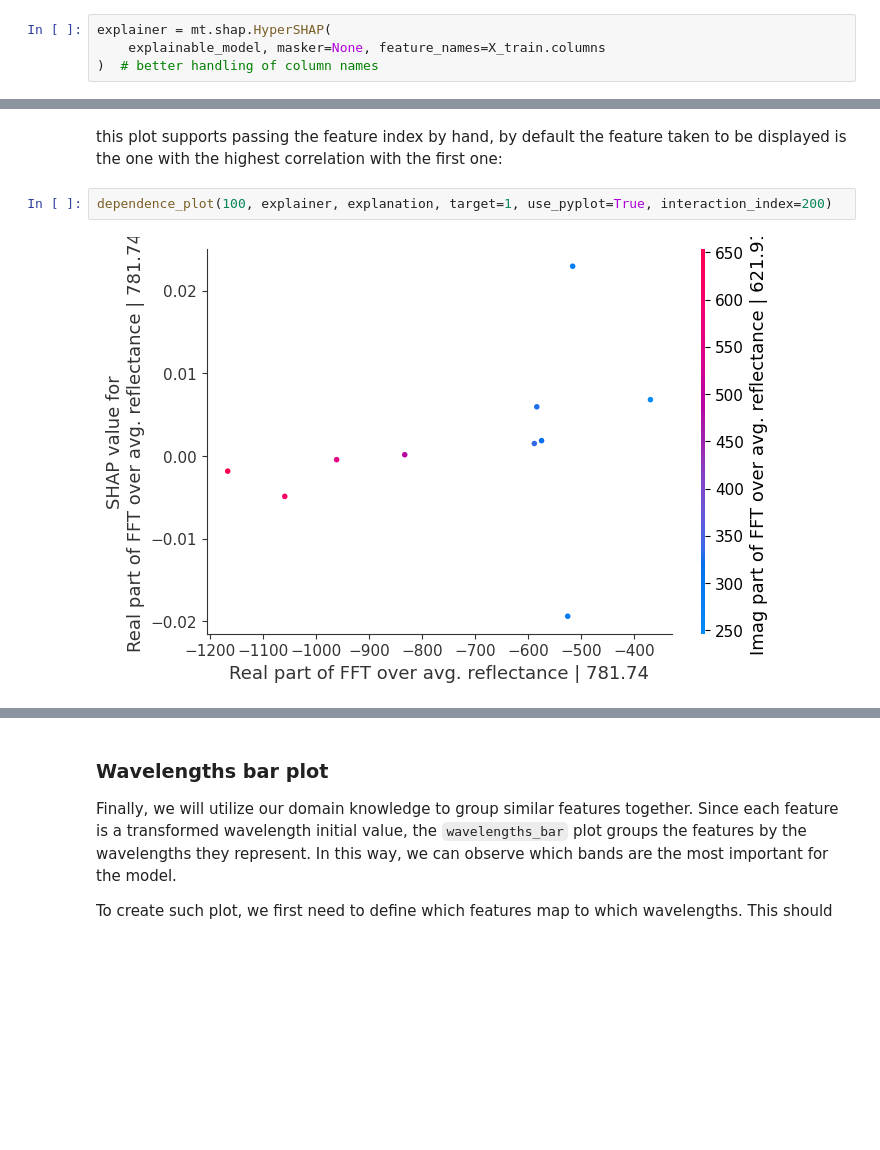
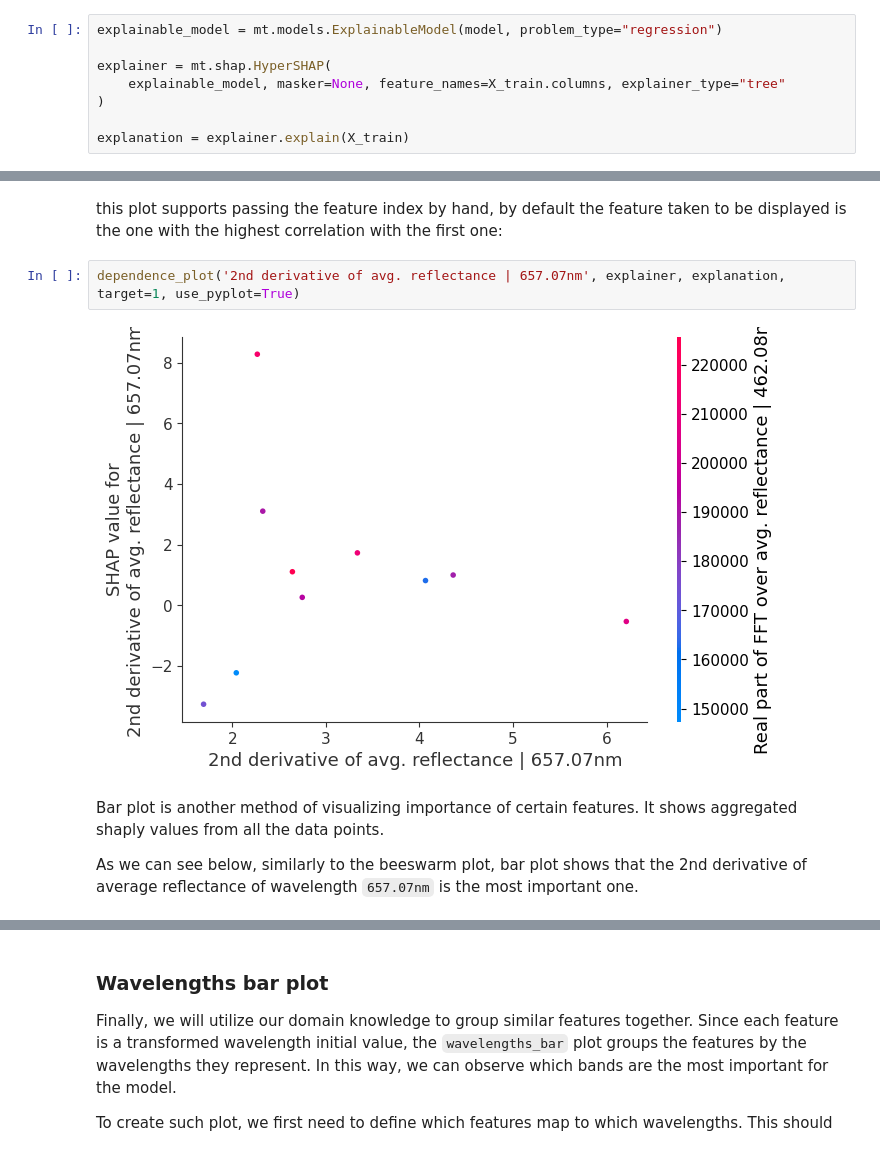
Before and after one commit to xai4space/meteors, a Jupyter notebook: examples/hyperview_challenge/shap.ipynb, the cells around one changed output, grey strips where cells are left out. Drawn from its saved outputs; the diff is of its cells as text; blank space fills up the shorter version.

```diff
--- a/examples/hyperview_challenge/shap.ipynb
+++ b/examples/hyperview_challenge/shap.ipynb
@@ -99,4 +126,8 @@ explainable_model = mt.models.ExplainableModel(model, "regression")
 # %%
+explainable_model = mt.models.ExplainableModel(model, problem_type="regression")
+
 explainer = mt.shap.HyperSHAP(
-    explainable_model, masker=None, feature_names=X_train.columns
-)  # better handling of column names
+    explainable_model, masker=None, feature_names=X_train.columns, explainer_type="tree"
+)
+
+explanation = explainer.explain(X_train)
@@ -157,9 +186,13 @@ dependence_plot(100, explainer, explanation, target=1, use_pyplot=True)
 # %% [markdown]
 this plot supports passing the feature index by hand, by default the feature taken to be displayed is the one with the highest correlation with the first one:
 # %%
-dependence_plot(100, explainer, explanation, target=1, use_pyplot=True, interaction_index=200)
+dependence_plot('2nd derivative of avg. reflectance | 657.07nm', explainer, explanation, target=1, use_pyplot=True)
 # %% [output]
-[figure, old version]
+[figure, new version]
+# %% [markdown]
+Bar plot is another method of visualizing importance of certain features. It shows aggregated shaply values from all the data points.
+
+As we can see below, similarly to the beeswarm plot, bar plot shows that the 2nd derivative of average reflectance of wavelength `657.07nm` is the most important one.
 # %%
 from meteors.visualize import bar
 
```
Also changed, not shown: parts of 16 cells of this notebook, 1 other file.
